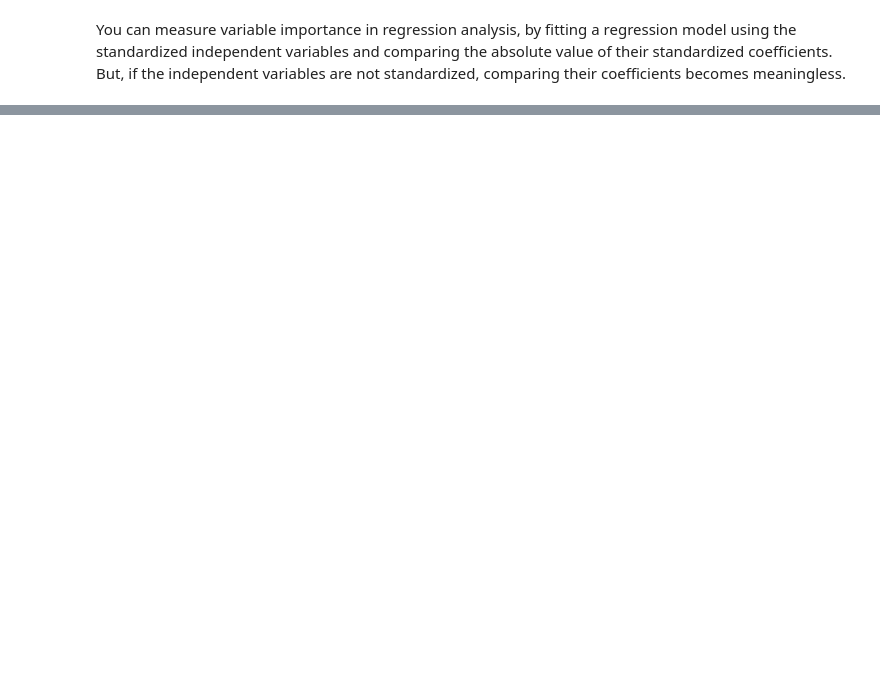
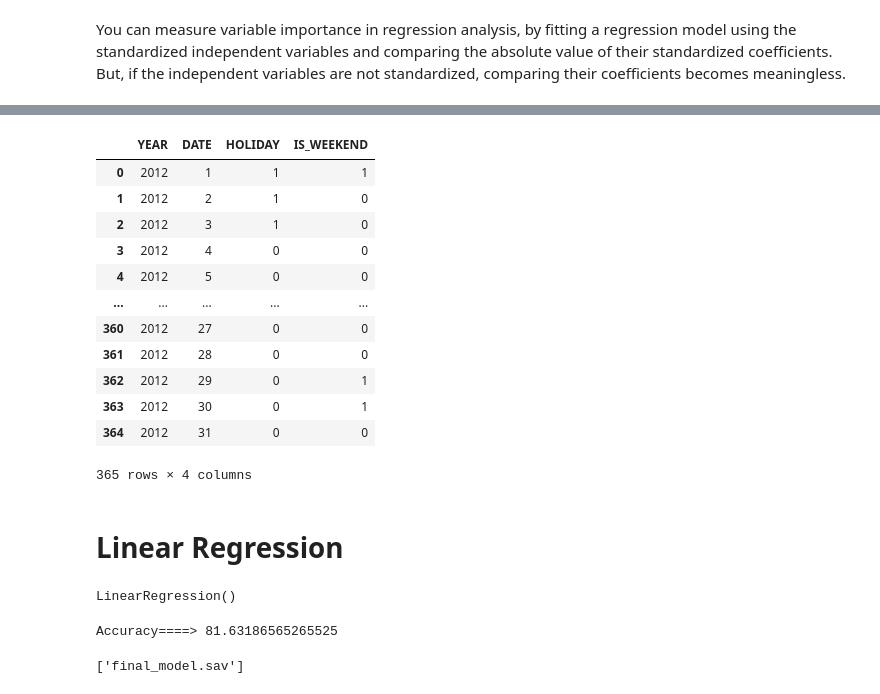
Before and after one commit to Husain-Jinia/Google_Solutions_Challenge, a Jupyter notebook: Burgers.ipynb, the cells around one changed output, grey strips where cells are left out. Drawn from its saved outputs; the diff is of its cells as text; code cells hidden in the pictures; blank space fills up the shorter version.

Commit message:
Calculated accuracy and saved the model

```diff
--- a/Burgers.ipynb
+++ b/Burgers.ipynb
@@ -396,4 +307,0 @@ datasetDummies_weekend
-# %%
-transaction['IS_OUTDOOR'] = pd.Categorical(transaction['IS_OUTDOOR'])
-datasetDummies_outdoor = pd.get_dummies(transaction['IS_OUTDOOR'], prefix = 'is_outdoor_encoded')
-datasetDummies_outdoor
@@ -414,9 +307,0 @@ datasetDummies_outdoor
-# %%
-transaction.drop("HOLIDAY", axis=1, inplace=True)
-transaction.drop("IS_WEEKEND", axis=1, inplace=True)
-transaction.drop("IS_OUTDOOR", axis=1, inplace=True)
-# %%
-transaction = pd.concat([transaction, datasetDummies_holiday], axis=1)
-transaction = pd.concat([transaction, datasetDummies_weekend], axis=1)
-transaction = pd.concat([transaction, datasetDummies_outdoor], axis=1)
-transaction
@@ -437,7 +308,7 @@ transaction
 # %% [markdown]
 # Train-Test-Split
 # %%
-features = ['DATE','AVERAGE_TEMPERATURE', 'holiday_encoded_0','holiday_encoded_1','is_weekend_encoded_0','is_weekend_encoded_1','is_outdoor_encoded_0','is_outdoor_encoded_1']
+features = ['YEAR', 'DATE', 'HOLIDAY','IS_WEEKEND']
 label = ['QUANTITY']
 
 X = transaction[features]
@@ -562,0 +333,33 @@ Confussion Matrix:
+# %%
+X
+# %% [output]
+|  | YEAR | DATE | HOLIDAY | IS_WEEKEND |
+| 0 | 2012 | 1 | 1 | 1 |
+| 1 | 2012 | 2 | 1 | 0 |
+| 2 | 2012 | 3 | 1 | 0 |
+| 3 | 2012 | 4 | 0 | 0 |
+| 4 | 2012 | 5 | 0 | 0 |
+| ... | ... | ... | ... | ... |
+| 360 | 2012 | 27 | 0 | 0 |
+| 361 | 2012 | 28 | 0 | 0 |
+| 362 | 2012 | 29 | 0 | 1 |
+| 363 | 2012 | 30 | 0 | 1 |
+| 364 | 2012 | 31 | 0 | 0 |
+365 rows × 4 columns
+# %% [markdown]
+# Linear Regression
+# %%
+from sklearn.linear_model import LinearRegression
+regressor = LinearRegression()
+regressor.fit(X_train, y_train)
+# %% [output]
+LinearRegression()
+# %%
+print("Accuracy====>", regressor.score(X_test, y_test)*100)
+# %% [output]
+Accuracy====> 81.63186565265525
+# %%
+filename = 'final_model.sav'
+joblib.dump(regressor, filename)
+# %% [output]
+['final_model.sav']
```
Also changed, not shown: parts of 17 cells of this notebook, 1 other file.
